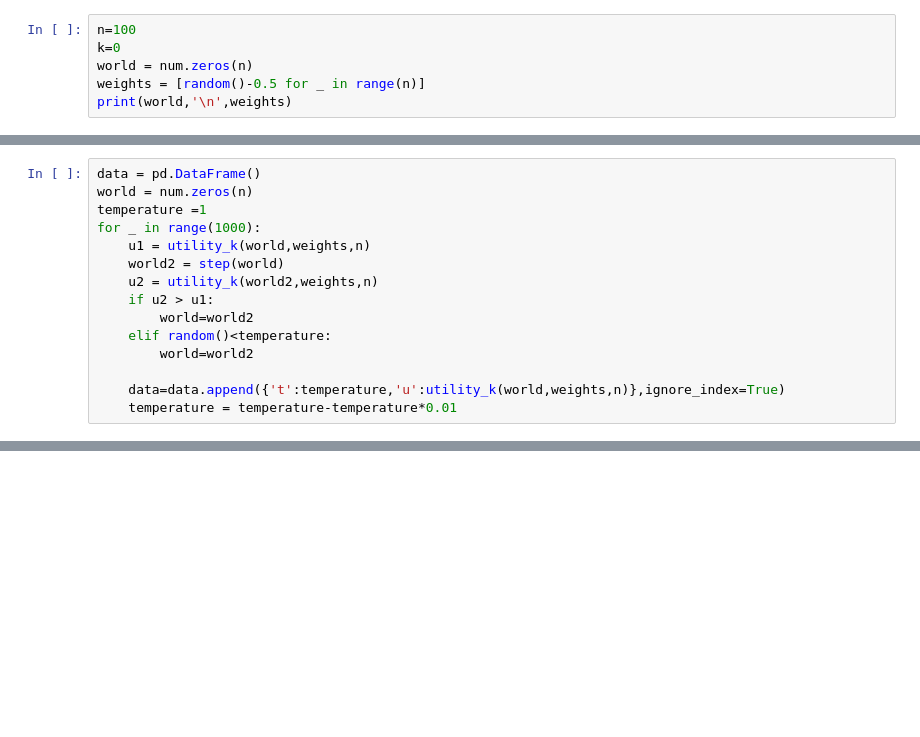
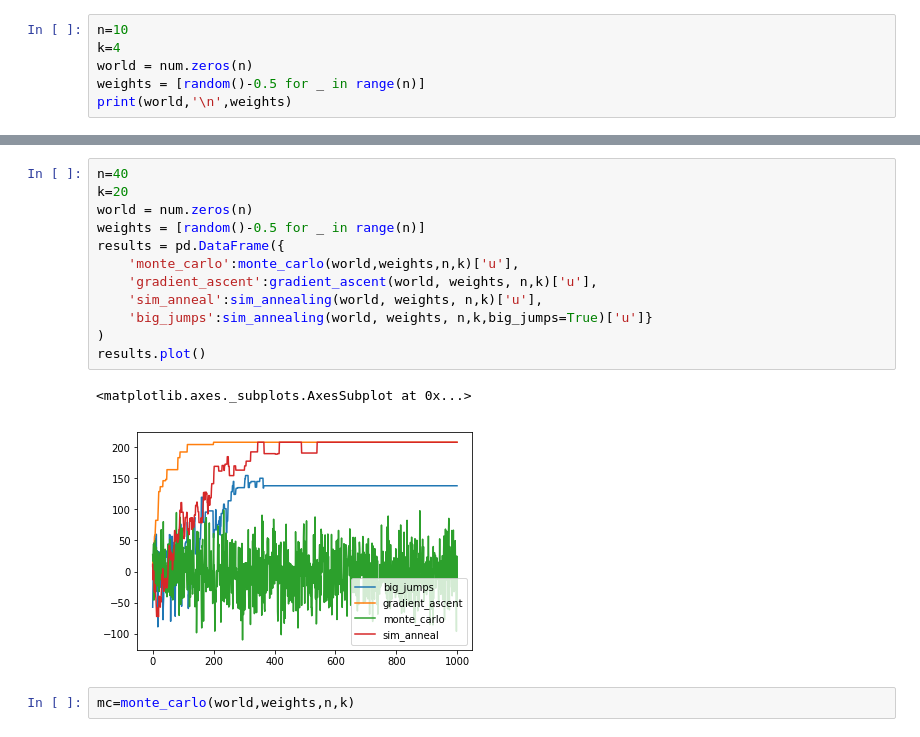
Before and after one commit to maksim2042/EMSE-6740, a Jupyter notebook: week5_readings/NK+Model.ipynb, the cells around one changed output, grey strips where cells are left out. Drawn from its saved outputs; the diff is of its cells as text; blank space fills up the shorter version.

```diff
--- a/week5_readings/NK+Model.ipynb
+++ b/week5_readings/NK+Model.ipynb
@@ -6,6 +7,6 @@ from random import random,randint
 # %%
-n=100
-k=0
+n=10
+k=4
 world = num.zeros(n)
 weights = [random()-0.5 for _ in range(n)]
 print(world,'\n',weights)
@@ -45,15 +61,0 @@ def step(world):
-# %%
-data = pd.DataFrame()
-world = num.zeros(n)
-temperature =1
-for _ in range(1000):
-    u1 = utility_k(world,weights,n)
-    world2 = step(world)
-    u2 = utility_k(world2,weights,n)
-    if u2 > u1:
-        world=world2
-    elif random()<temperature:
-        world=world2
-
-    data=data.append({'t':temperature,'u':utility_k(world,weights,n)},ignore_index=True)
-    temperature = temperature-temperature*0.01
@@ -84,0 +106,17 @@ AttributeError: 'AxesSubplot' object has no attribute 'show'
+# %%
+n=40
+k=20
+world = num.zeros(n)
+weights = [random()-0.5 for _ in range(n)]
+results = pd.DataFrame({
+    'monte_carlo':monte_carlo(world,weights,n,k)['u'],
+    'gradient_ascent':gradient_ascent(world, weights, n,k)['u'],
+    'sim_anneal':sim_annealing(world, weights, n,k)['u'],
+    'big_jumps':sim_annealing(world, weights, n,k,big_jumps=True)['u']}
+)
+results.plot()
+# %% [output]
+<matplotlib.axes._subplots.AxesSubplot at 0x...>
+[figure, added]
+# %%
+mc=monte_carlo(world,weights,n,k)
```
Also changed, not shown: parts of 9 cells of this notebook, 10 other files.
